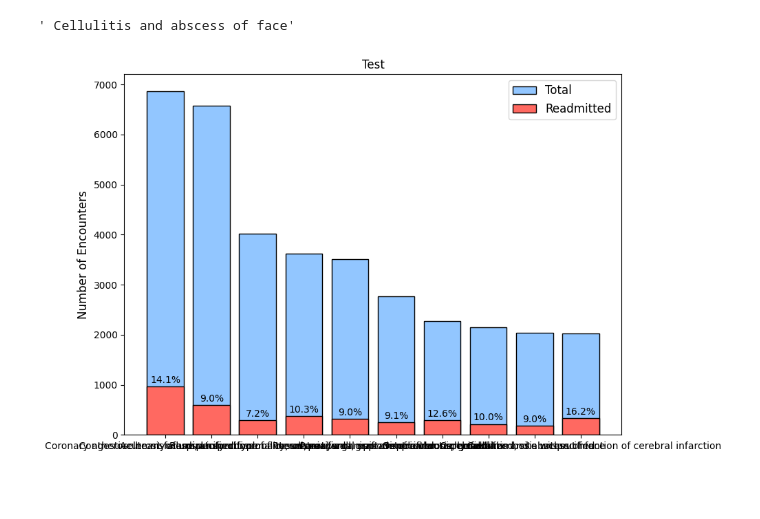
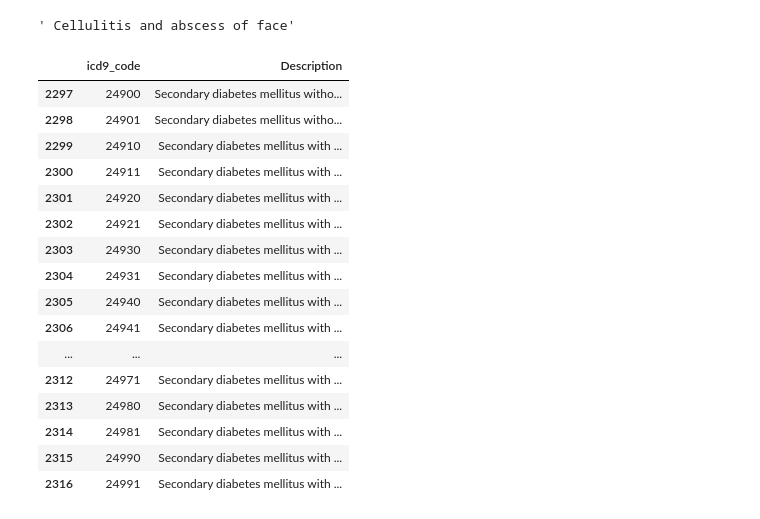
Before and after one commit to JamesSchonknecht/diabetes_project, a Jupyter notebook: scripts/2_Readmission_Analysis.ipynb, the cells around one changed output. Cells and saved outputs as stored; diff of their text form; code cells hidden in the pictures; blank space fills up the shorter version.

```diff
--- a/scripts/2_Readmission_Analysis.ipynb
+++ b/scripts/2_Readmission_Analysis.ipynb
@@ -1167,6 +1167,35 @@ def icd9_lookup(icd9_df, code):
 icd9_lookup(icd9_df, code='682')
 # %% [output]
 ' Cellulitis and abscess of face'
+# %%
+# Creating function to find diagnosis from first three digits of ICD9 code
+def icd9_lookup(icd9_df, code):
+    code = code.replace('.', '')
+    filtered_icd9_df = icd9_df[icd9_df['icd9_code'].str.startswith(code)]
+
+    # Selecting first matching diagnosis (lowest index row)
+    diagnosis = filtered_icd9_df
+    return diagnosis
+
+icd9_lookup(icd9_df, code='249')
+# %% [output]
+|  | icd9_code | Description |
+| 2297 | 24900 | Secondary diabetes mellitus witho... |
+| 2298 | 24901 | Secondary diabetes mellitus witho... |
+| 2299 | 24910 | Secondary diabetes mellitus with ... |
+| 2300 | 24911 | Secondary diabetes mellitus with ... |
+| 2301 | 24920 | Secondary diabetes mellitus with ... |
+| 2302 | 24921 | Secondary diabetes mellitus with ... |
+| 2303 | 24930 | Secondary diabetes mellitus with ... |
+| 2304 | 24931 | Secondary diabetes mellitus with ... |
+| 2305 | 24940 | Secondary diabetes mellitus with ... |
+| 2306 | 24941 | Secondary diabetes mellitus with ... |
+| ... | ... | ... |
+| 2312 | 24971 | Secondary diabetes mellitus with ... |
+| 2313 | 24980 | Secondary diabetes mellitus with ... |
+| 2314 | 24981 | Secondary diabetes mellitus with ... |
+| 2315 | 24990 | Secondary diabetes mellitus with ... |
+| 2316 | 24991 | Secondary diabetes mellitus with ... |
 # %%
 # Function for plotting top 10 diagnoses (Primary, secondary or tertiary diagnoses)
 def plot_diag(col, plt_title, diabetic_df_clean=diabetic_df_clean):
@@ -1190,22 +1219,22 @@ def plot_diag(col, plt_title, diabetic_df_clean=diabetic_df_clean):
         description = icd9_lookup(icd9_df, code=code)
         col_summary.loc[i, col] = description
 
-    # Set index to diagnosis description
-    col_summary = col_summary.set_index(col)
+    # Set index to diagnosis description and order from least to most common diagnoses (for bar order on plot)
+    col_summary = col_summary.set_index(col).sort_values(by='total', ascending=True)
 
     # Plotting total bars
-    plt.figure(figsize=(10,6))
-    tot_bar = plt.bar(
-        x=col_summary.index,
-        height=col_summary['total'],
+    plt.figure(figsize=(14,6))
+    tot_bar = plt.barh(
+        y=col_summary.index,
+        width=col_summary['total'],
         label='Total',
         edgecolor='black'
     )
 
     # Plotting readmitted bars
-    read_bar = plt.bar(
-        x=col_summary.index,
-        height=col_summary['readmitted'],
+    read_bar = plt.barh(
+        y=col_summary.index,
+        width=col_summary['readmitted'],
         color='#FF6961',
         label='Readmitted',
         edgecolor='black'
@@ -1213,27 +1242,22 @@ def plot_diag(col, plt_title, diabetic_df_clean=diabetic_df_clean):
 
     # Adding percent readmitted labels
     for bar, pct in zip(read_bar, col_summary['percent_readmitted']):
-        height=bar.get_height()
+        width=bar.get_width()
         plt.text(
-            bar.get_x() + bar.get_width() / 2,
-            height + 30,
+            width + 1,
+            bar.get_y() + bar.get_height() / 2,
             f'{pct:.1f}%',
-            ha='center',
-            va='bottom',
+            ha='left',
+            va='center',
             fontsize=10,
             rotation=0
         )
 
-    plt.title(plt_title, fontsize=12)
-    plt.xlabel('', fontsize=12)
-    plt.ylabel('Number of Encounters', fontsize=12)
+    plt.title(plt_title, fontsize=16)
+    plt.xlabel('Readmission Count', fontsize=12)
+    plt.ylabel('ICD9 Diagnosis', fontsize=12)
     plt.xticks(rotation=0, fontsize=10)
-    plt.yticks(fontsize=10)
-    plt.legend(fontsize=12, loc='upper right')
+    plt.yticks(fontsize=8)
+    plt.legend(fontsize=12)
     plt.tight_layout()
     plt.show()
-
-
-plot_diag(col='diag_1', plt_title='Test', diabetic_df_clean=diabetic_df_clean)
-# %% [output]
-[figure, removed]
```
Also changed, not shown: parts of 4 cells of this notebook.
